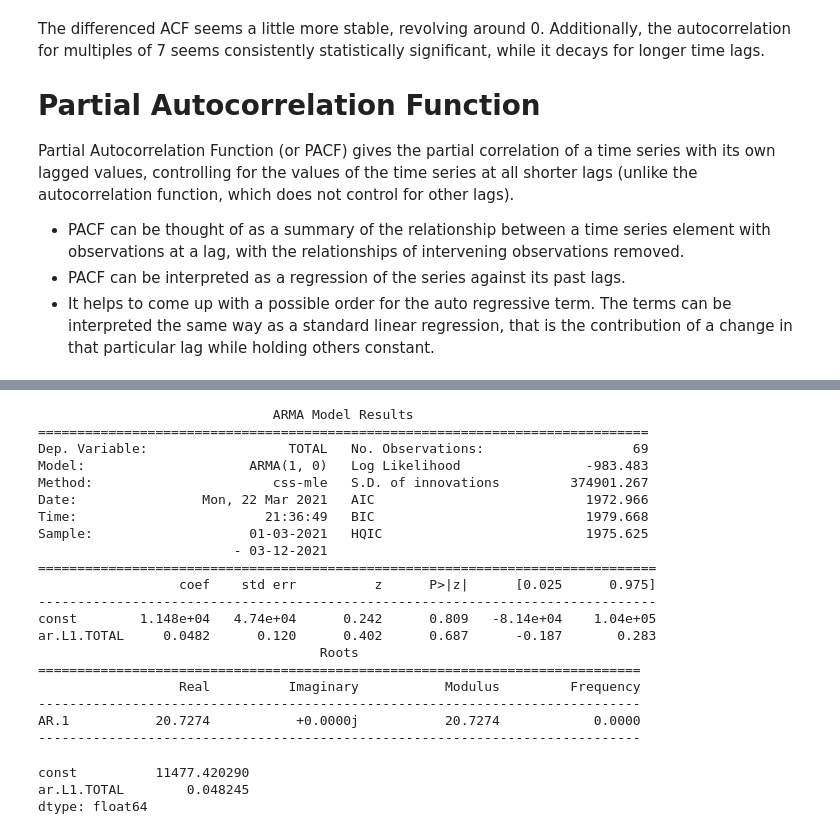
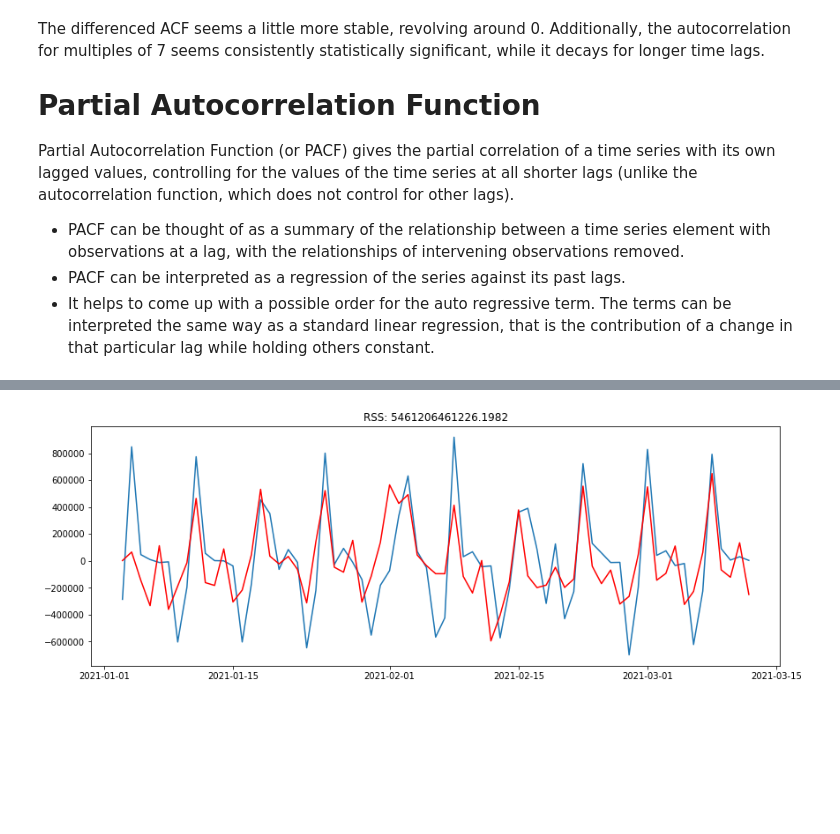
Before and after one commit to justinm0rgan/mta-turnstile-covid, a Jupyter notebook: modeling.ipynb, the cells around one changed output, grey strips where cells are left out. Drawn from its saved outputs; the diff is of its cells as text; code cells hidden in the pictures; blank space fills up the shorter version.

```diff
--- a/modeling.ipynb
+++ b/modeling.ipynb
@@ -437,31 +426,8 @@ res_arma = mod_arma.fit()
-# %%
-# Print out summary information on the fit
-print(res_arma.summary())
-# %% [output]
-                              ARMA Model Results
-==============================================================================
-Dep. Variable:                  TOTAL   No. Observations:                   69
-Model:                     ARMA(1, 0)   Log Likelihood                -983.483
-Method:                       css-mle   S.D. of innovations         374901.267
-Date:                Mon, 22 Mar 2021   AIC                           1972.966
-Time:                        21:36:49   BIC                           1979.668
-Sample:                    01-03-2021   HQIC                          1975.625
-                         - 03-12-2021
-===============================================================================
-                  coef    std err          z      P>|z|      [0.025      0.975]
--------------------------------------------------------------------------------
-const        1.148e+04   4.74e+04      0.242      0.809   -8.14e+04    1.04e+05
-ar.L1.TOTAL     0.0482      0.120      0.402      0.687      -0.187       0.283
-                                    Roots
-=============================================================================
-                  Real          Imaginary           Modulus         Frequency
------------------------------------------------------------------------------
-AR.1           20.7274           +0.0000j           20.7274            0.0000
------------------------------------------------------------------------------
-# %%
-# Print out the estimate for the constant and for theta
-print(res_arma.params)
-# %% [output]
-const          11477.420290
-ar.L1.TOTAL        0.048245
-dtype: float64
+# %%
+model = ARIMA(data, order=(0, 0, 6))
+results_MA = model.fit(disp=-1)
+plt.plot(data)
+plt.plot(results_MA.fittedvalues, color='red');
+plt.title('RSS: %.4f'% sum((results_MA.fittedvalues-data)**2));
+# %% [output]
+[figure, added]
```
Also changed, not shown: parts of 24 cells of this notebook.
